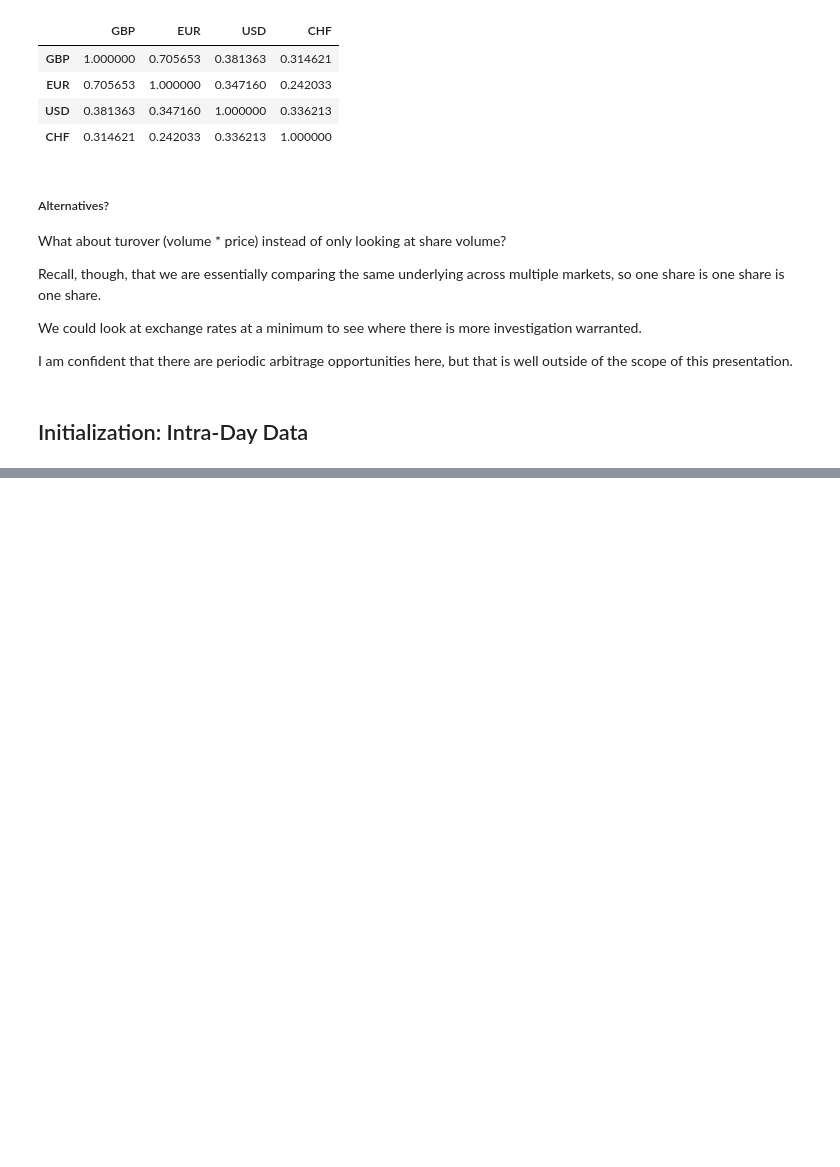
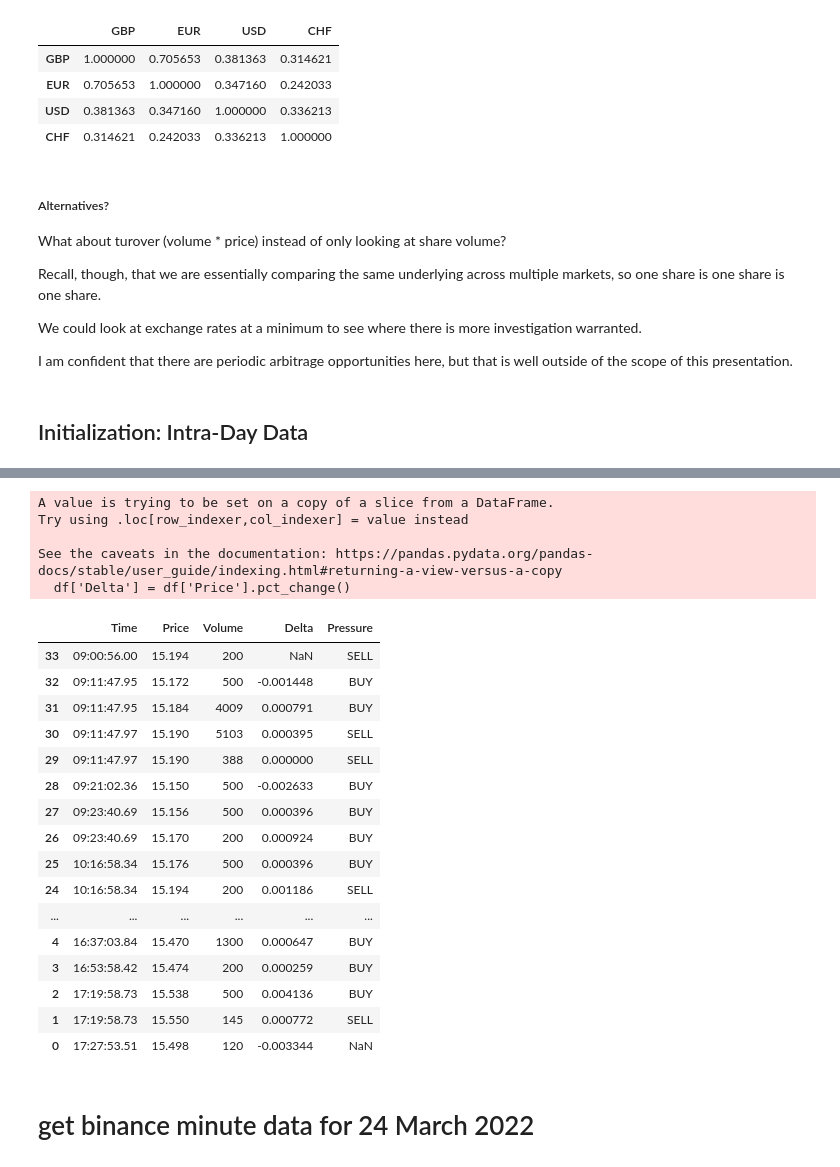
Before and after one commit to algo-dude/ETPLiquidity, a Jupyter notebook: liquidity.ipynb, the cells around one changed output, grey strips where cells are left out. Drawn from its saved outputs; the diff is of its cells as text; code cells hidden in the pictures; blank space fills up the shorter version.

```diff
--- a/liquidity.ipynb
+++ b/liquidity.ipynb
@@ -129,3 +132,12 @@ corr
  I am confident that there are periodic arbitrage opportunities here, but that is well outside of the scope of this presentation.
 # %% [markdown]
 ## Initialization: Intra-Day Data
+# %%
+# Data directory
+data_dir = Path() / 'intraday_data'
+
+# Create dict of dataframes from data_dir
+
+for file in data_dir.glob('*.csv'):
+    # Semicolon delimited, and skip two lines for simplicity
+    df = pd.read_csv(file, sep=';', skiprows=2)
@@ -131,0 +178,38 @@ corr
+# %%
+# note I am reversing the dataframe here because pct_change() is a forward looking function
+df = df[::-1]
+df['Delta'] = df['Price'].pct_change()
+# %% [output]
+A value is trying to be set on a copy of a slice from a DataFrame.
+Try using .loc[row_indexer,col_indexer] = value instead
+
+See the caveats in the documentation: https://pandas.pydata.org/pandas-docs/stable/user_guide/indexing.html#returning-a-view-versus-a-copy
+  df['Delta'] = df['Price'].pct_change()
+# %%
+# add column Pressure if delta is positive
+# df['Pressure'] = 'BUY' if df['Delta'] > 0 else 'SELL'     # truth error
+df['Pressure'] = np.where(df['Delta'] > 0, 'BUY', 'SELL')
+# shift pressure backwards once so it corresponds to the correct volume row
+df['Pressure'] = df['Pressure'].shift(-1)
+# shift index back one hour so it is GMT +0
+df
+# %% [output]
+|  | Time | Price | Volume | Delta | Pressure |
+| 33 | 09:00:56.00 | 15.194 | 200 | NaN | SELL |
+| 32 | 09:11:47.95 | 15.172 | 500 | -0.001448 | BUY |
+| 31 | 09:11:47.95 | 15.184 | 4009 | 0.000791 | BUY |
+| 30 | 09:11:47.97 | 15.190 | 5103 | 0.000395 | SELL |
+| 29 | 09:11:47.97 | 15.190 | 388 | 0.000000 | SELL |
+| 28 | 09:21:02.36 | 15.150 | 500 | -0.002633 | BUY |
+| 27 | 09:23:40.69 | 15.156 | 500 | 0.000396 | BUY |
+| 26 | 09:23:40.69 | 15.170 | 200 | 0.000924 | BUY |
+| 25 | 10:16:58.34 | 15.176 | 500 | 0.000396 | BUY |
+| 24 | 10:16:58.34 | 15.194 | 200 | 0.001186 | SELL |
+| ... | ... | ... | ... | ... | ... |
+| 4 | 16:37:03.84 | 15.470 | 1300 | 0.000647 | BUY |
+| 3 | 16:53:58.42 | 15.474 | 200 | 0.000259 | BUY |
+| 2 | 17:19:58.73 | 15.538 | 500 | 0.004136 | BUY |
+| 1 | 17:19:58.73 | 15.550 | 145 | 0.000772 | SELL |
+| 0 | 17:27:53.51 | 15.498 | 120 | -0.003344 | NaN |
+# %% [markdown]
+# get binance minute data for 24 March 2022
```
Also changed, not shown: parts of 8 cells of this notebook.
